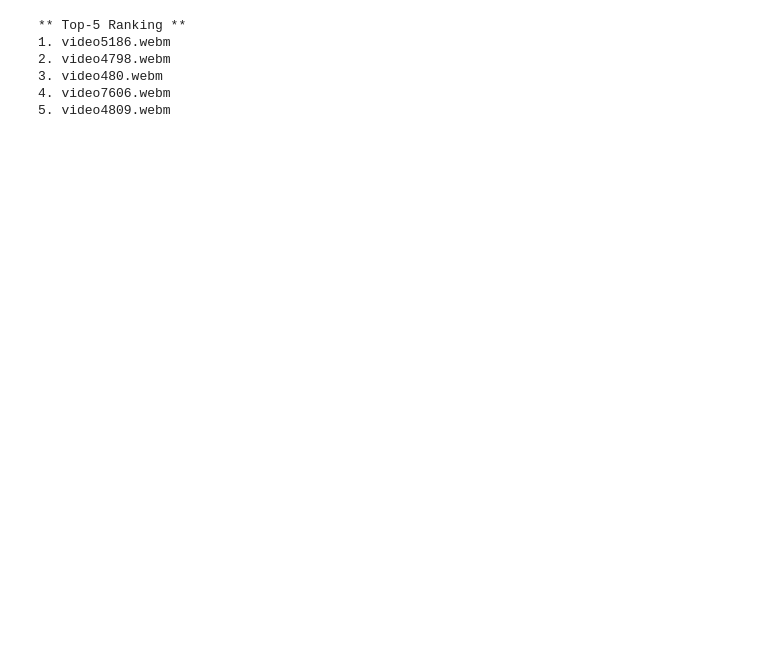
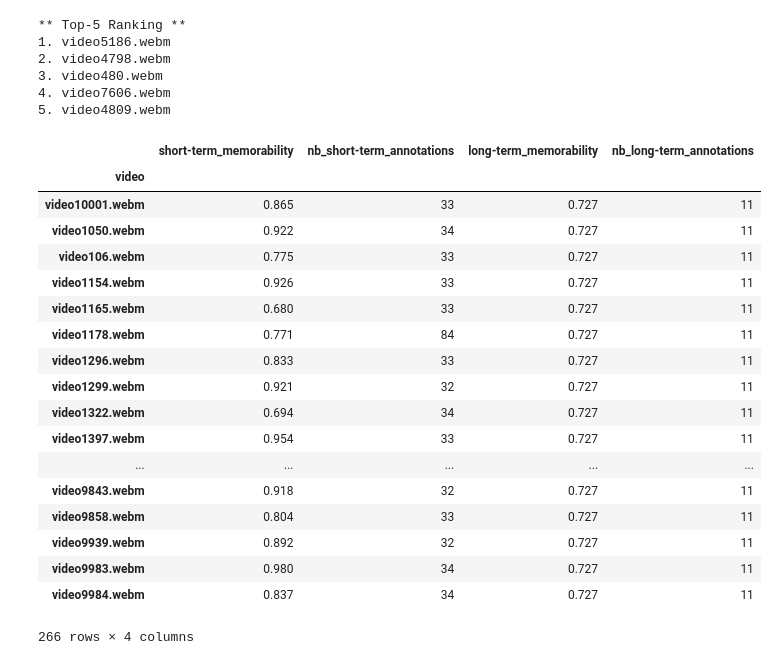
Before and after one commit to dazcona/memorability, a Jupyter notebook: src/notebooks/1. EDA for Groundtruth.ipynb, the cells around one changed output. Saved outputs shown, nothing was run; the diff lists cells and outputs as text; code cells hidden in the pictures; blank space fills up the shorter version.

```diff
--- a/src/notebooks/1. EDA for Groundtruth.ipynb
+++ b/src/notebooks/1. EDA for Groundtruth.ipynb
@@ -139,0 +158,23 @@ for i, row in enumerate(dev_ground_truth.sort_values('long-term_memorability', a
+# %%
+dev_ground_truth[(dev_ground_truth['long-term_memorability'] >= 0.727) &
+                 (dev_ground_truth['long-term_memorability'] <= 0.728)]
+# %% [output]
+|  | short-term_memorability | nb_short-term_annotations | long-term_memorability | nb_long-term_annotations |
+| video |  |  |  |  |
+| video10001.webm | 0.865 | 33 | 0.727 | 11 |
+| video1050.webm | 0.922 | 34 | 0.727 | 11 |
+| video106.webm | 0.775 | 33 | 0.727 | 11 |
+| video1154.webm | 0.926 | 33 | 0.727 | 11 |
+| video1165.webm | 0.680 | 33 | 0.727 | 11 |
+| video1178.webm | 0.771 | 84 | 0.727 | 11 |
+| video1296.webm | 0.833 | 33 | 0.727 | 11 |
+| video1299.webm | 0.921 | 32 | 0.727 | 11 |
+| video1322.webm | 0.694 | 34 | 0.727 | 11 |
+| video1397.webm | 0.954 | 33 | 0.727 | 11 |
+| ... | ... | ... | ... | ... |
+| video9843.webm | 0.918 | 32 | 0.727 | 11 |
+| video9858.webm | 0.804 | 33 | 0.727 | 11 |
+| video9939.webm | 0.892 | 32 | 0.727 | 11 |
+| video9983.webm | 0.980 | 34 | 0.727 | 11 |
+| video9984.webm | 0.837 | 34 | 0.727 | 11 |
+266 rows × 4 columns
```
Also changed, not shown: parts of 5 cells of this notebook, 5 other files.
